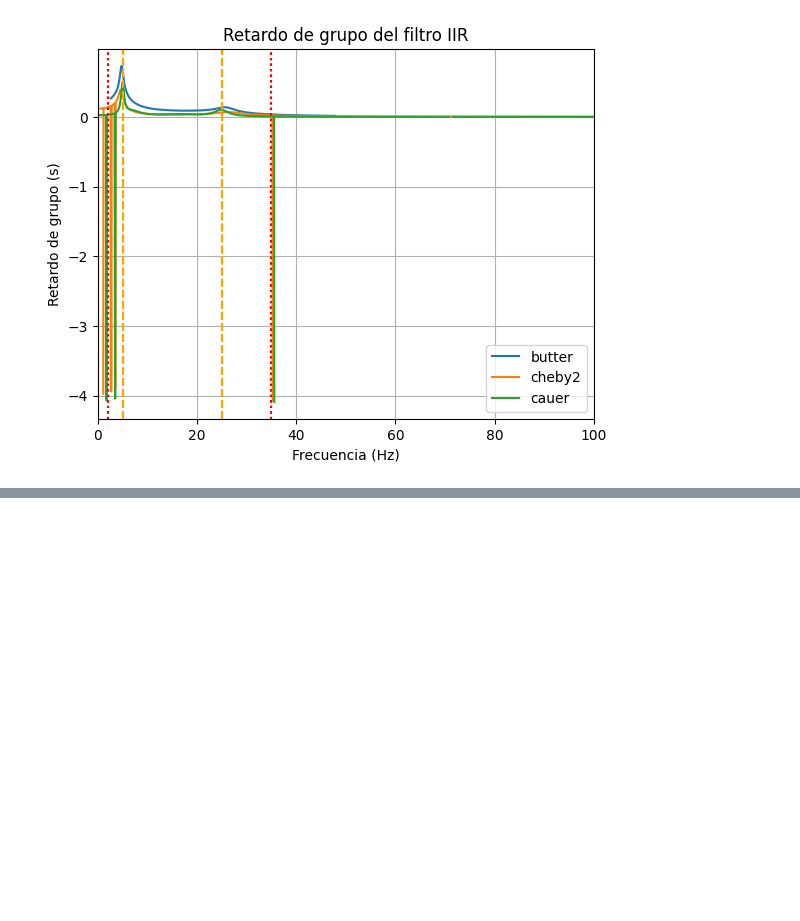
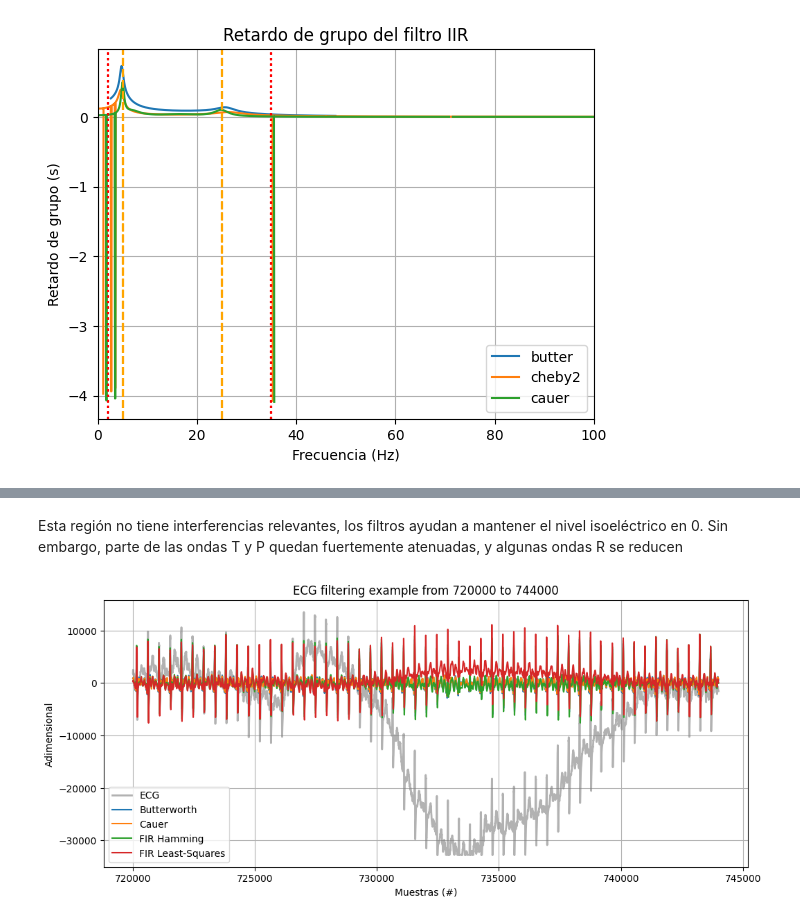
Before and after one commit to tomasrey25-glitch/APS_Rey_Tomas, a Jupyter notebook: TS7/TS7.ipynb, the cells around one changed output, grey strips where cells are left out. Saved outputs shown, nothing was run; the diff lists cells and outputs as text; code cells hidden in the pictures; blank space fills up the shorter version.

```diff
--- a/TS7/TS7.ipynb
+++ b/TS7/TS7.ipynb
@@ -423,0 +521,6 @@ ecg_filtrado_FIR(ecg_one, dic_filtradas, dic_taps)
+# %% [markdown]
+Esta región no tiene interferencias relevantes, los filtros ayudan a mantener el nivel isoeléctrico en 0. Sin embargo, parte de las ondas  T y P quedan fuertemente atenuadas, y algunas ondas R se reducen
+# %%
+graficar_region(12*60*fs_ecg, 12.4*60*fs_ecg)
+# %% [output]
+[figure, added]
```
Also changed, not shown: parts of 36 cells of this notebook.
